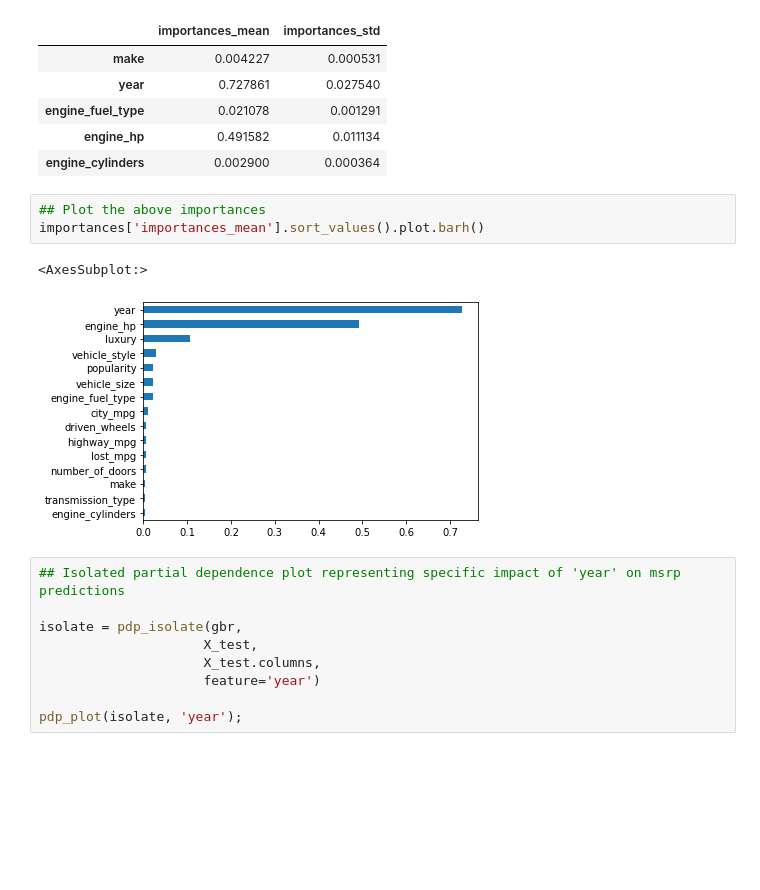
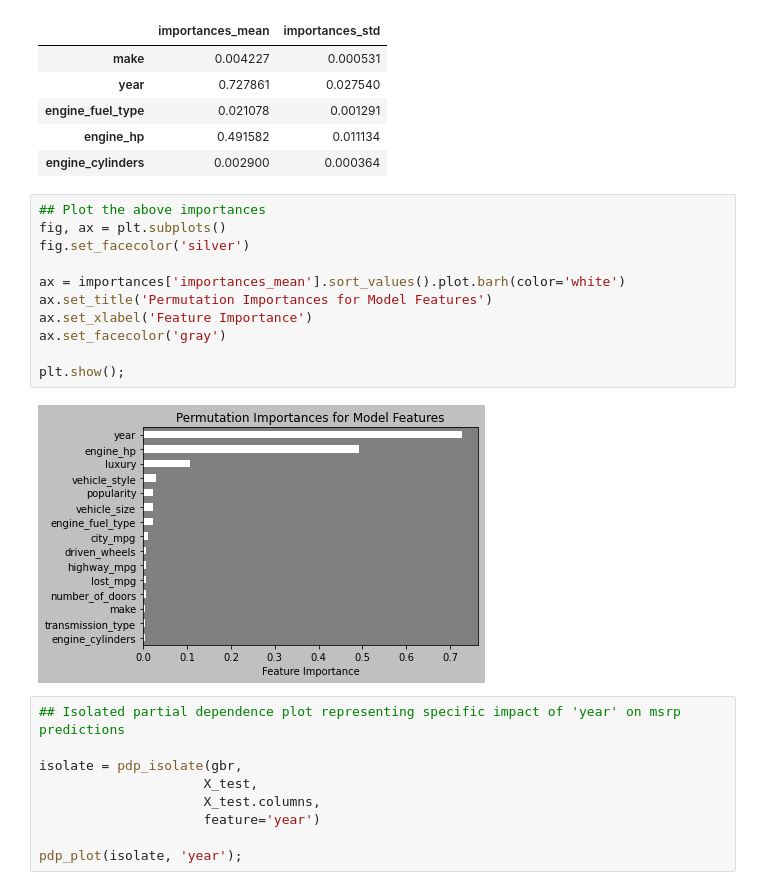
Before and after one commit to dakotagporter/DS-Unit-2-Applied-Modeling, a Jupyter notebook: Build Week/BW2.ipynb, the cells around one changed output. Cells and saved outputs as stored; diff of their text form; blank space fills up the shorter version.

```diff
--- a/Build Week/BW2.ipynb
+++ b/Build Week/BW2.ipynb
@@ -471,12 +472,19 @@ importances.head()
 | engine_fuel_type | 0.021078 | 0.001291 |
 | engine_hp | 0.491582 | 0.011134 |
 | engine_cylinders | 0.002900 | 0.000364 |
-# %%
-## Plot the above importances
-importances['importances_mean'].sort_values().plot.barh()
-# %% [output]
-<AxesSubplot:>
-[figure, removed]
+# %%
+## Plot the above importances
+fig, ax = plt.subplots()
+fig.set_facecolor('silver')
+
+ax = importances['importances_mean'].sort_values().plot.barh(color='white')
+ax.set_title('Permutation Importances for Model Features')
+ax.set_xlabel('Feature Importance')
+ax.set_facecolor('gray')
+
+plt.show();
+# %% [output]
+[figure, added]
 # %%
 ## Isolated partial dependence plot representing specific impact of 'year' on msrp predictions
 
```
Also changed, not shown: parts of 8 cells of this notebook.
